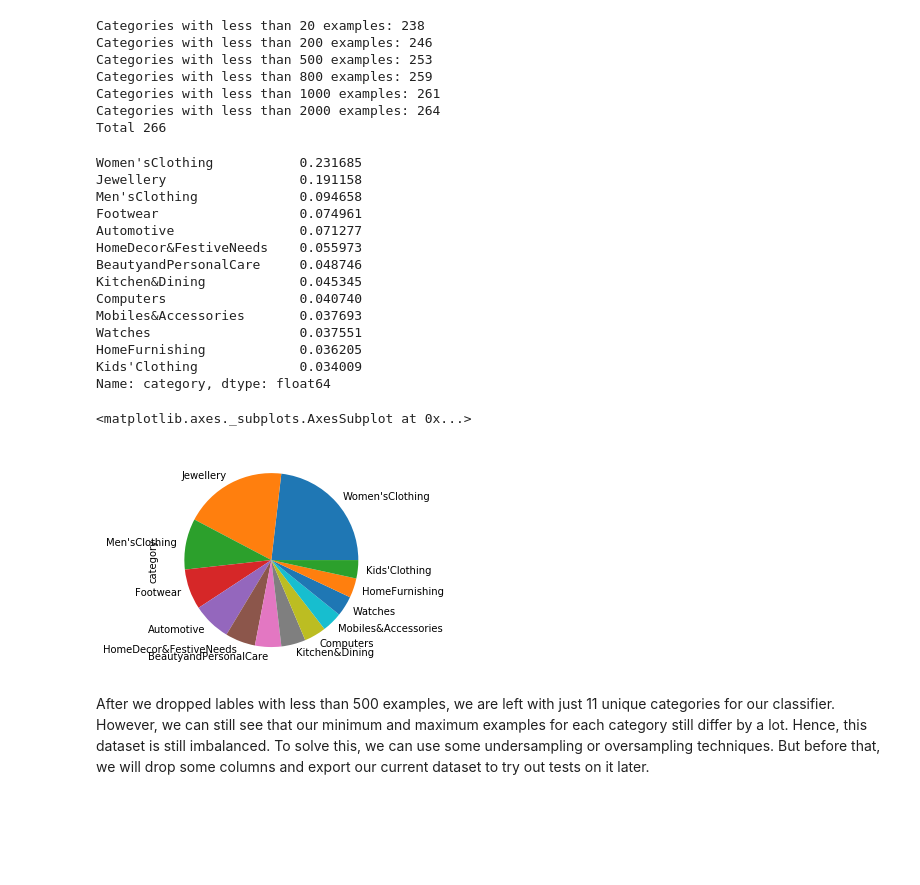
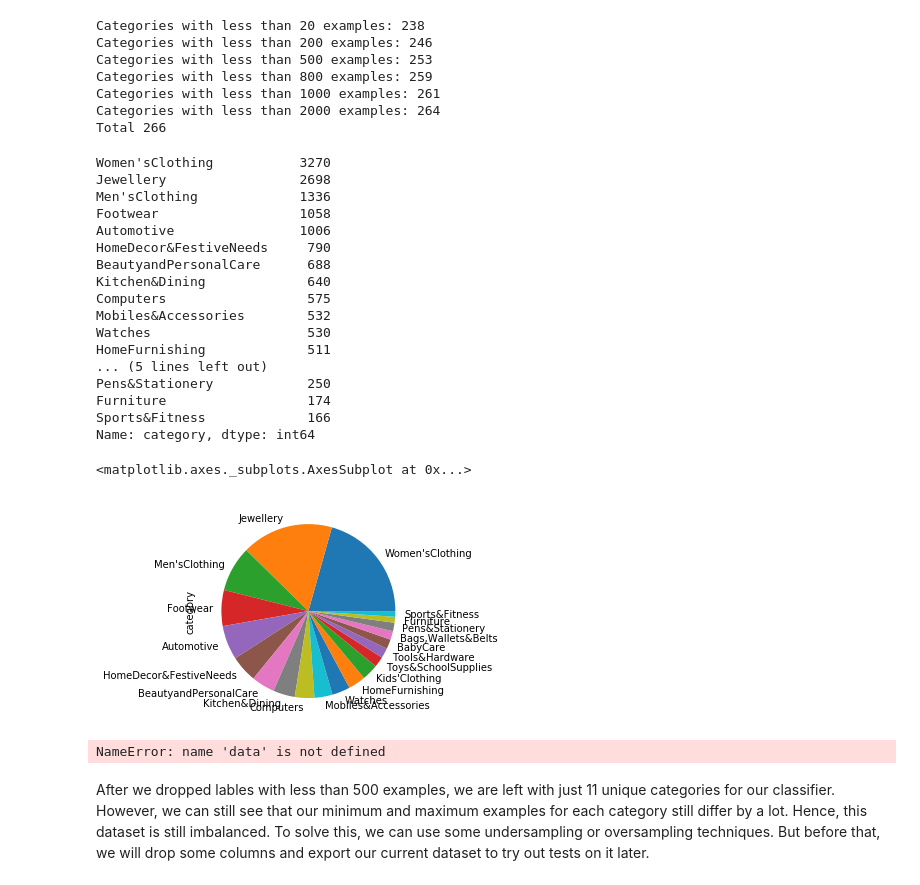
Before and after one commit to aayushsingla/Task3_MIDAS, a Jupyter notebook: data_analysis.ipynb, the cells around one changed output. Saved outputs shown, nothing was run; the diff lists cells and outputs as text; code cells hidden in the pictures; blank space fills up the shorter version.

Commit message:
added data distributions

```diff
--- a/data_analysis.ipynb
+++ b/data_analysis.ipynb
@@ -71,33 +71,38 @@ Categories with less than 1000 examples: 261
 Categories with less than 2000 examples: 264
 Total 266
 # %%
-to_remove = counts[counts <= 0.025].index
+to_remove = counts[counts <= 0.01].index
 data = dataset[~dataset.category.isin(to_remove)]
-count_data = data["category"].value_counts(normalize = True)
+count_data = data["category"].value_counts()
 print(count_data)
 count_data.plot(kind = "pie")
 # %% [output]
-Women'sClothing           0.231685
-Jewellery                 0.191158
-Men'sClothing             0.094658
-Footwear                  0.074961
-Automotive                0.071277
-HomeDecor&FestiveNeeds    0.055973
-BeautyandPersonalCare     0.048746
-Kitchen&Dining            0.045345
-Computers                 0.040740
-Mobiles&Accessories       0.037693
-Watches                   0.037551
-HomeFurnishing            0.036205
-Kids'Clothing             0.034009
-Name: category, dtype: float64
+Women'sClothing           3270
+Jewellery                 2698
+Men'sClothing             1336
+Footwear                  1058
+Automotive                1006
+HomeDecor&FestiveNeeds     790
+BeautyandPersonalCare      688
+Kitchen&Dining             640
+Computers                  575
+Mobiles&Accessories        532
+Watches                    530
+HomeFurnishing             511
+... (5 lines left out)
+Pens&Stationery            250
+Furniture                  174
+Sports&Fitness             166
+Name: category, dtype: int64
 <matplotlib.axes._subplots.AxesSubplot at 0x...>
-[figure, old version]
+[figure, new version]
 # %%
 all_columns = list(data.columns)
 all_columns.remove('category')
 all_columns.remove('description')
 data = data.drop(all_columns,axis=1)
+# %% [output]
+NameError: name 'data' is not defined
 # %% [markdown]
 After we dropped lables with less than 500 examples, we are left with just 11 unique categories for our classifier. However, we can still see that our minimum and maximum examples for each category still differ by a lot. Hence, this dataset is still imbalanced. To solve this, we can use some undersampling or oversampling techniques. But before that, we will drop some columns and export our current dataset to try out tests on it later.
 # %%
```
Also changed, not shown: parts of 1 cell of this notebook, 4 other files.
